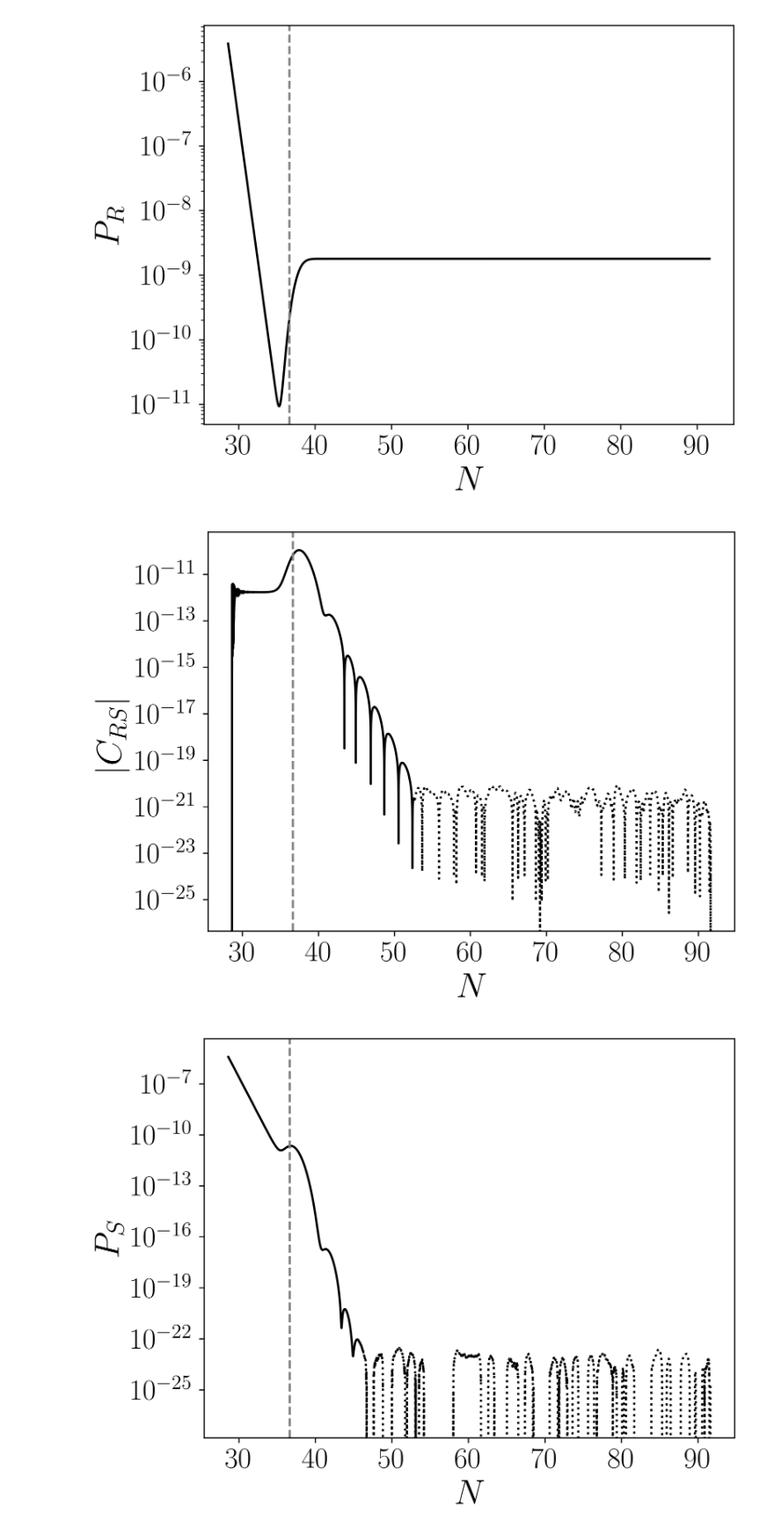
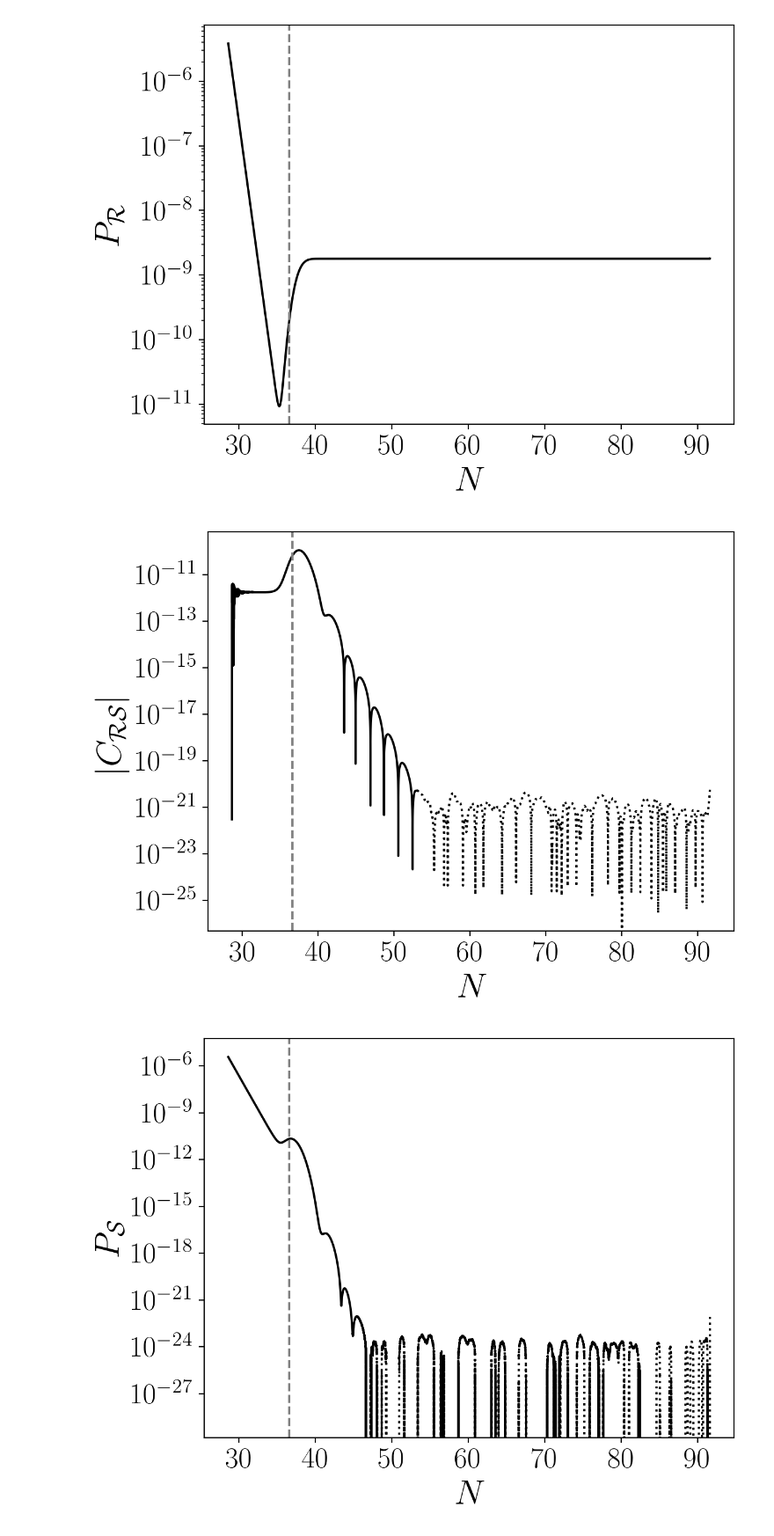
Before and after one commit to gsalinasphys/angular, a Jupyter notebook: angular.ipynb, the cells around one changed output. Shown: that part at 88% size. Drawn from its saved outputs; the diff is of its cells as text; code cells hidden in the pictures.

```diff
--- a/angular.ipynb
+++ b/angular.ipynb
@@ -130,6 +127,8 @@ def get_background_func(back: np.ndarray) -> tuple:
 ### Parameter values:
 # %%
 params = {'alpha': 1/600, 'R': 9, 'mphi': 2.e-5}
+with open("./output/setup/params.json", "w") as file:
+        json.dump(params, file)
 # %% [markdown]
 ### Initial conditions:
 # %%
@@ -149,0 +141,9 @@ phix, phiy, phidotx, phidoty = get_background_func(back)
+# %%
+initial = np.array([phi0, chi0, phidot0, chidot0])  # Array containing initial field values and velocities
+Nini, Nfinal = 0, 100     # Initial and final number of e-folds
+Nsteps = 500_000    # Number of steps of integration for the background calculation. If the code runs too slow, decrease this value.
+Nrange = (Nini, Nfinal, Nsteps)
+
+back = get_background(initial, params, Nrange)  # Calculates the background, each row of 'back' is of the form [N, phi, chi, phidot, chidot]
+phix, phiy, phidotx, phidoty = get_background_func(back)    # Functions to calculate phix, phiy, phidotx and phidoty. For example, use phix(10.) to calculate phix at N=10.
+np.save("output/background/background.npy", back)   # Save background to file
@@ -150,9 +152,9 @@ phix, phiy, phidotx, phidoty = get_background_func(back)
 # %%
-Nini, Nend = back[0, 0], back[-1, 0]
+Nend = back[-1, 0]    # Number of efolds at the end of inflation
 print(f'Number of e-folds: {Nend:.3}')
 
-efolds_before = 55.
-Nexit = Nend - efolds_before
+efolds_before = 55. # How many e-folds before the end of inflation to get horizon crossing
+Nexit = Nend - efolds_before    # Number of efolds at horizon crossing
 print(f'Horizon exit: {Nexit:.3}')
 # %% [output]
 Number of e-folds: 91.6
@@ -181,0 +188,18 @@ plt.savefig("output/background/background.png")
+# %%
+# Dot product between field-space vectors with metric G
+def dotG(G: np.ndarray, v1: np.ndarray, v2: np.ndarray) -> float:
+    return np.matmul(v1, np.matmul(G, v2))
+
+# Magnitude of field-space vector with metric G
+def magG(G: np.ndarray, v: np.ndarray) -> float:
+    return np.sqrt(dotG(G, v, v))
+
+# Unit vector along the direction of the vector phidot
+def epll(G: np.ndarray, phidot: np.ndarray) -> np.ndarray:
+    return phidot / magG(G, phidot)
+
+# Unit vector perpendicular to the vector phidot, eta is the acceleration
+def eperp2d(G: np.ndarray, phidot: np.ndarray, eta: np.ndarray) -> np.ndarray:
+    epll_vec = epll(G, phidot)
+    eperp_notnorm = np.matmul(np.identity(2) - np.outer(epll_vec, np.matmul(G, epll_vec)), eta)
+    return eperp_notnorm / magG(G, eperp_notnorm)
@@ -555,11 +508,11 @@ plt.savefig("./output/2pt/PR_5m.png")
 # %% [output]
 [figure]
 # %%
-cut = 1_200_000
-plt.plot(Nsig[:cut:10], np.abs(CRSs)[:cut:10], c='k')
-plt.plot(Nsig[cut::10], np.abs(CRSs)[cut::10], c='k', linestyle='dotted')
+Ncut = 53.
+plt.plot(Nsig[Nsig<Ncut], np.abs(CRSs)[Nsig<Ncut], c='k')
+plt.plot(Nsig[Nsig>Ncut], np.abs(CRSs)[Nsig>Ncut], c='k', linestyle='dotted')
 plt.axvline(Nexit, c='gray', linestyle='--')
-plt.ylabel(r'$\vert C_{RS} \vert$', fontsize=24)
+plt.ylabel(r'$\vert C_\mathcal{RS} \vert$', fontsize=24)
 plt.xlabel(r'$N$', fontsize=24)
 plt.yscale('log')
 plt.xticks(fontsize=20)
@@ -567,19 +520,19 @@ plt.yticks(fontsize=20)
 plt.tight_layout()
 plt.savefig("./output/2pt/CRS.png")
 # %% [output]
-[figure, old version]
+[figure, new version]
 # %%
-cut2 = 880_000
-plt.plot(Nsig[:cut2:200], PSs[:cut2:200], c='k')
-plt.plot(Nsig[cut2::200], PSs[cut2::200], c='k', linestyle='dotted')
+Ncut2 = 47.
+plt.plot(Nsig[Nsig<Ncut2], PSs[Nsig<Ncut2], c='k')
+plt.plot(Nsig[Nsig>Ncut2], PSs[Nsig>Ncut2], c='k', linestyle='dotted')
 # plt.plot(Nsig, PSs, linestyle="dotted", c='k')
 plt.axvline(Nexit, c='gray', linestyle='--')
-plt.ylabel(r'$P_S$', fontsize=24)
+plt.ylabel(r'$P_\mathcal{S}$', fontsize=24)
 plt.xlabel(r'$N$', fontsize=24)
 plt.yscale('log')
 plt.xticks(fontsize=20)
 plt.yticks(fontsize=20)
 plt.tight_layout()
 plt.savefig("./output/2pt/PS.png")
 # %% [output]
-[figure, old version]
+[figure, new version]
```
Also changed, not shown: parts of 33 cells of this notebook, 4 other files.
